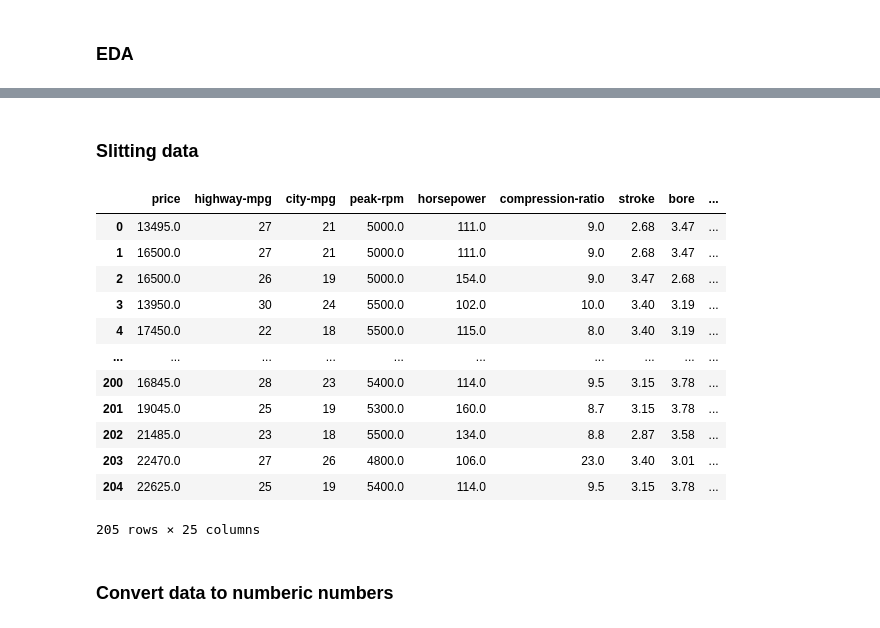
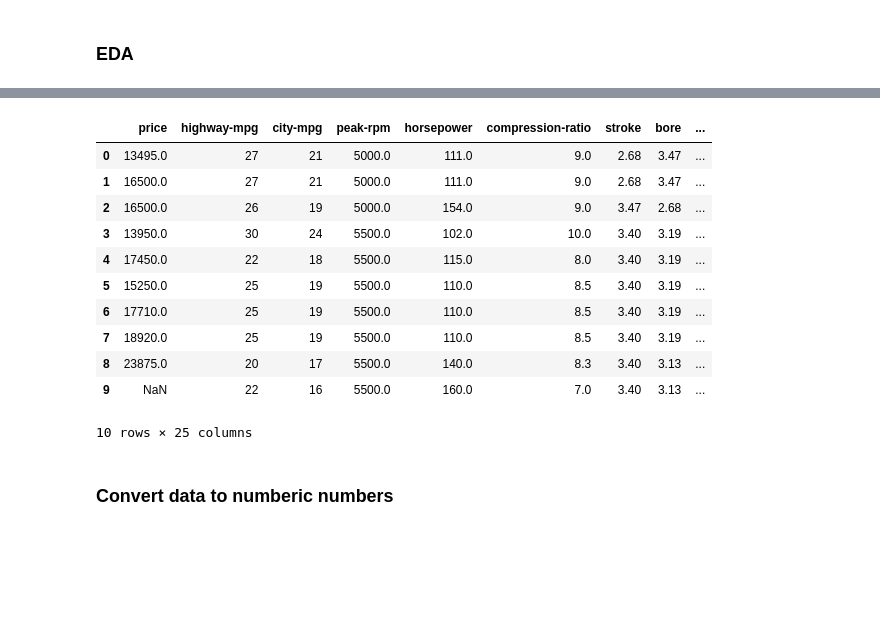
Before and after one commit to Suraj6E/ModelOptimization, a Jupyter notebook: Regression.ipynb, the cells around one changed output, grey strips where cells are left out. Cells and saved outputs as stored; diff of their text form; code cells hidden in the pictures; blank space fills up the shorter version.

```diff
--- a/Regression.ipynb
+++ b/Regression.ipynb
@@ -71,24 +53,22 @@ automobile
-# %% [markdown]
-### Slitting data
-# %%
-# Data (as pandas dataframes)
-X = automobile.data.features
-y = automobile.data.targets
-X
-# %% [output]
-|  | price | highway-mpg | city-mpg | peak-rpm | horsepower | compression-ratio | stroke | bore | ... |
-| 0 | 13495.0 | 27 | 21 | 5000.0 | 111.0 | 9.0 | 2.68 | 3.47 | ... |
-| 1 | 16500.0 | 27 | 21 | 5000.0 | 111.0 | 9.0 | 2.68 | 3.47 | ... |
-| 2 | 16500.0 | 26 | 19 | 5000.0 | 154.0 | 9.0 | 3.47 | 2.68 | ... |
-| 3 | 13950.0 | 30 | 24 | 5500.0 | 102.0 | 10.0 | 3.40 | 3.19 | ... |
-| 4 | 17450.0 | 22 | 18 | 5500.0 | 115.0 | 8.0 | 3.40 | 3.19 | ... |
-| ... | ... | ... | ... | ... | ... | ... | ... | ... | ... |
-| 200 | 16845.0 | 28 | 23 | 5400.0 | 114.0 | 9.5 | 3.15 | 3.78 | ... |
-| 201 | 19045.0 | 25 | 19 | 5300.0 | 160.0 | 8.7 | 3.15 | 3.78 | ... |
-| 202 | 21485.0 | 23 | 18 | 5500.0 | 134.0 | 8.8 | 2.87 | 3.58 | ... |
-| 203 | 22470.0 | 27 | 26 | 4800.0 | 106.0 | 23.0 | 3.40 | 3.01 | ... |
-| 204 | 22625.0 | 25 | 19 | 5400.0 | 114.0 | 9.5 | 3.15 | 3.78 | ... |
-205 rows × 25 columns
+# %%
+# Convert features and targets to numeric values
+features_df = pd.DataFrame(automobile.data.features)
+targets_df = pd.DataFrame(automobile.data.targets)
+
+features_df.head(10)
+# %% [output]
+|  | price | highway-mpg | city-mpg | peak-rpm | horsepower | compression-ratio | stroke | bore | ... |
+| 0 | 13495.0 | 27 | 21 | 5000.0 | 111.0 | 9.0 | 2.68 | 3.47 | ... |
+| 1 | 16500.0 | 27 | 21 | 5000.0 | 111.0 | 9.0 | 2.68 | 3.47 | ... |
+| 2 | 16500.0 | 26 | 19 | 5000.0 | 154.0 | 9.0 | 3.47 | 2.68 | ... |
+| 3 | 13950.0 | 30 | 24 | 5500.0 | 102.0 | 10.0 | 3.40 | 3.19 | ... |
+| 4 | 17450.0 | 22 | 18 | 5500.0 | 115.0 | 8.0 | 3.40 | 3.19 | ... |
+| 5 | 15250.0 | 25 | 19 | 5500.0 | 110.0 | 8.5 | 3.40 | 3.19 | ... |
+| 6 | 17710.0 | 25 | 19 | 5500.0 | 110.0 | 8.5 | 3.40 | 3.19 | ... |
+| 7 | 18920.0 | 25 | 19 | 5500.0 | 110.0 | 8.5 | 3.40 | 3.19 | ... |
+| 8 | 23875.0 | 20 | 17 | 5500.0 | 140.0 | 8.3 | 3.40 | 3.13 | ... |
+| 9 | NaN | 22 | 16 | 5500.0 | 160.0 | 7.0 | 3.40 | 3.13 | ... |
+10 rows × 25 columns
 # %% [markdown]
 ### Convert data to numberic numbers
 # %%
```
Also changed, not shown: parts of 8 cells of this notebook.
